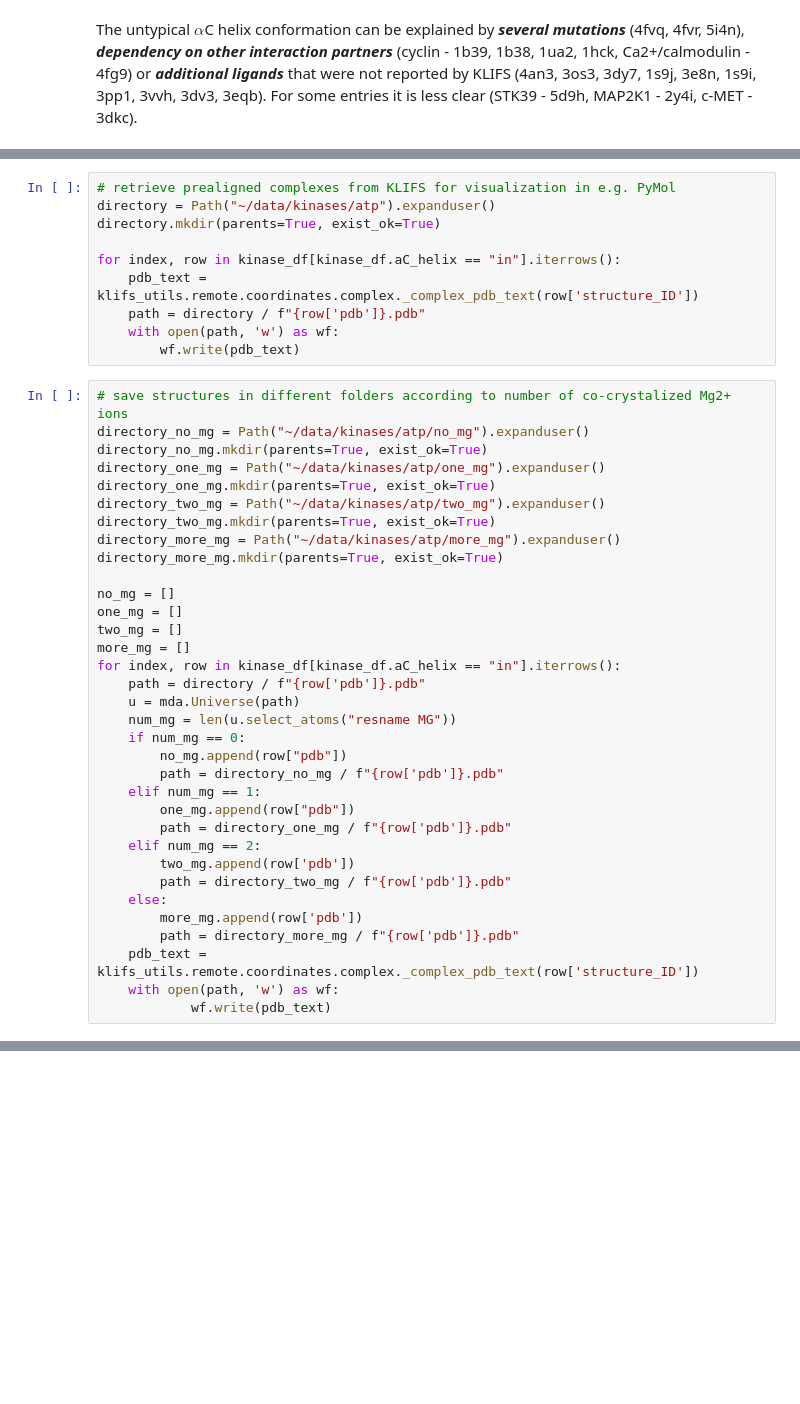
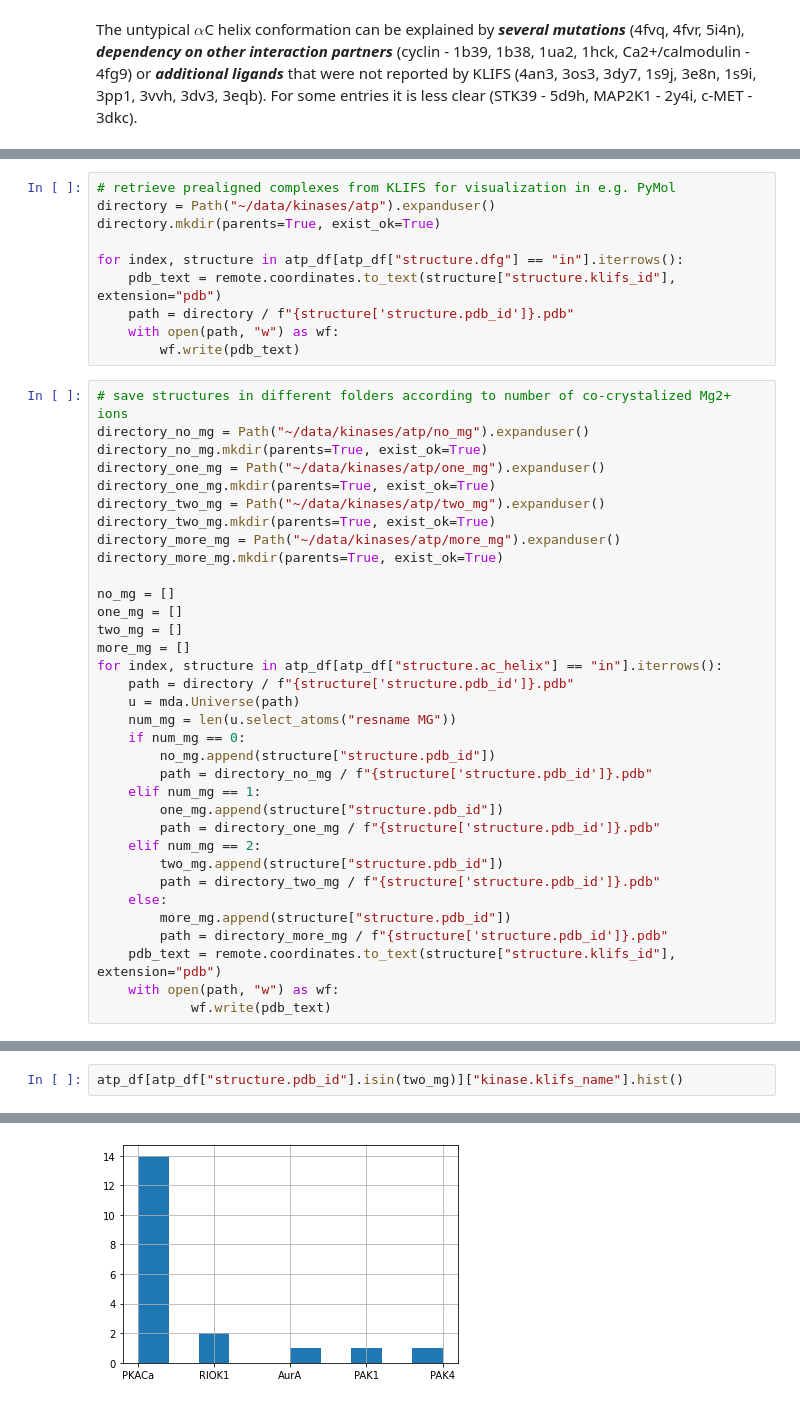
Before and after one commit to openkinome/study-abl-resistance, a Jupyter notebook: notebooks/atp_kinase_conformations.ipynb, the cells around one changed output, grey strips where cells are left out. Drawn from its saved outputs; the diff is of its cells as text; blank space fills up the shorter version.

```diff
--- a/notebooks/atp_kinase_conformations.ipynb
+++ b/notebooks/atp_kinase_conformations.ipynb
@@ -117,10 +141,10 @@ Let's focus on the kinases with the active conformation (DFG in, $\alpha$C helix
 directory = Path("~/data/kinases/atp").expanduser()
 directory.mkdir(parents=True, exist_ok=True)
 
-for index, row in kinase_df[kinase_df.aC_helix == "in"].iterrows():
-    pdb_text = klifs_utils.remote.coordinates.complex._complex_pdb_text(row['structure_ID'])
-    path = directory / f"{row['pdb']}.pdb"
-    with open(path, 'w') as wf:
+for index, structure in atp_df[atp_df["structure.dfg"] == "in"].iterrows():
+    pdb_text = remote.coordinates.to_text(structure["structure.klifs_id"], extension="pdb")
+    path = directory / f"{structure['structure.pdb_id']}.pdb"
+    with open(path, "w") as wf:
         wf.write(pdb_text)
 # %%
 # save structures in different folders according to number of co-crystalized Mg2+ ions
@@ -137,24 +161,24 @@ no_mg = []
 one_mg = []
 two_mg = []
 more_mg = []
-for index, row in kinase_df[kinase_df.aC_helix == "in"].iterrows():
-    path = directory / f"{row['pdb']}.pdb"
+for index, structure in atp_df[atp_df["structure.ac_helix"] == "in"].iterrows():
+    path = directory / f"{structure['structure.pdb_id']}.pdb"
     u = mda.Universe(path)
     num_mg = len(u.select_atoms("resname MG"))
     if num_mg == 0:
-        no_mg.append(row["pdb"])
-        path = directory_no_mg / f"{row['pdb']}.pdb"
+        no_mg.append(structure["structure.pdb_id"])
+        path = directory_no_mg / f"{structure['structure.pdb_id']}.pdb"
     elif num_mg == 1:
-        one_mg.append(row["pdb"])
-        path = directory_one_mg / f"{row['pdb']}.pdb"
+        one_mg.append(structure["structure.pdb_id"])
+        path = directory_one_mg / f"{structure['structure.pdb_id']}.pdb"
     elif num_mg == 2:
-        two_mg.append(row['pdb'])
-        path = directory_two_mg / f"{row['pdb']}.pdb"
+        two_mg.append(structure["structure.pdb_id"])
+        path = directory_two_mg / f"{structure['structure.pdb_id']}.pdb"
     else:
-        more_mg.append(row['pdb'])
-        path = directory_more_mg / f"{row['pdb']}.pdb"
-    pdb_text = klifs_utils.remote.coordinates.complex._complex_pdb_text(row['structure_ID'])
-    with open(path, 'w') as wf:
+        more_mg.append(structure["structure.pdb_id"])
+        path = directory_more_mg / f"{structure['structure.pdb_id']}.pdb"
+    pdb_text = remote.coordinates.to_text(structure["structure.klifs_id"], extension="pdb")
+    with open(path, "w") as wf:
             wf.write(pdb_text)
 # %%
 print(f"{len(no_mg)} structures without Mg2+: {no_mg}")
@@ -168 +192,4 @@ print(f"{len(more_mg)} structures more than two Mg2+: {more_mg}")
 0 structures more than two Mg2+: []
+# %%
+atp_df[atp_df["structure.pdb_id"].isin(two_mg)]["kinase.klifs_name"].hist()
+# %% [output]
@@ -169 +197,2 @@ print(f"{len(more_mg)} structures more than two Mg2+: {more_mg}")
+[figure, added]
 # %% [markdown]
```
Also changed, not shown: parts of 59 cells of this notebook, 1 other file.
